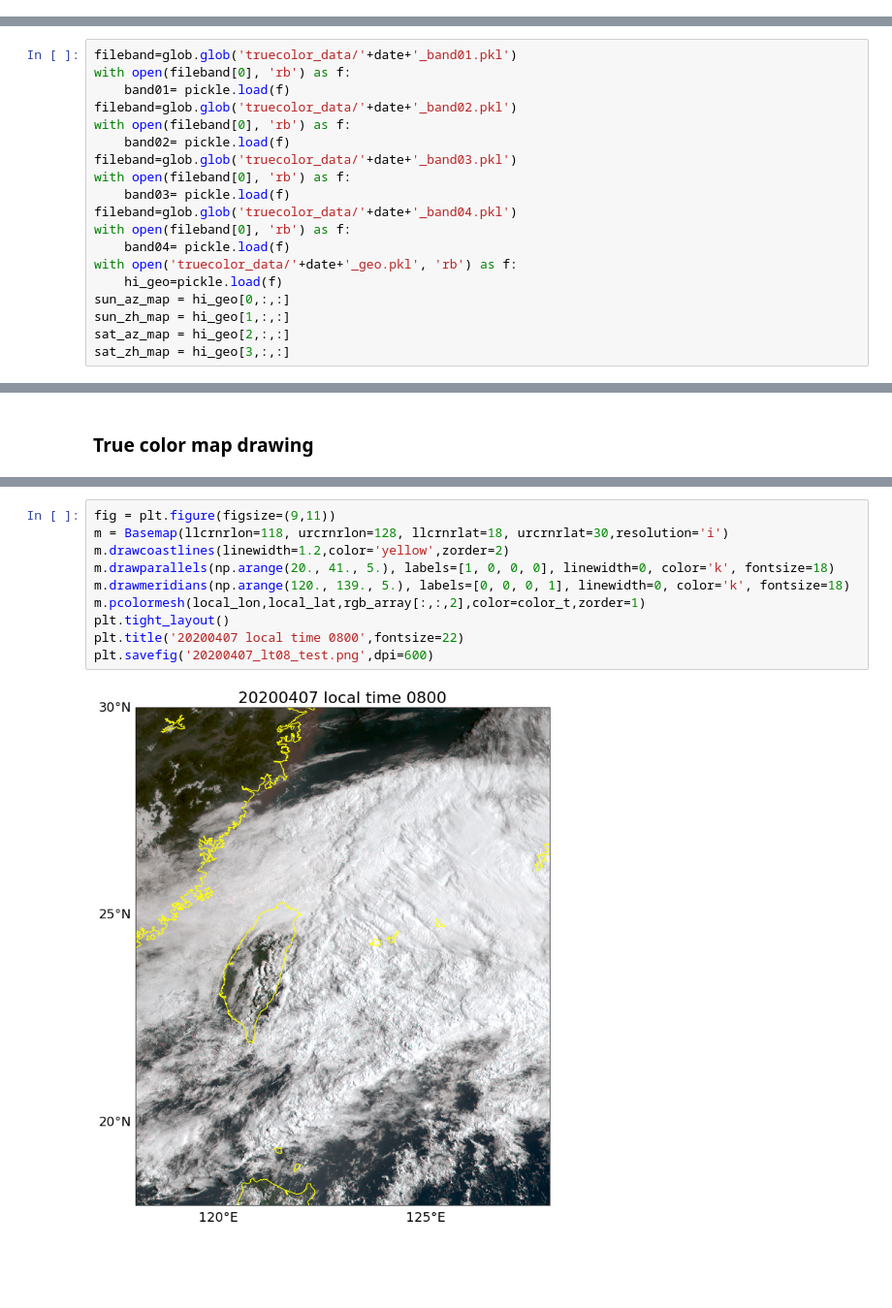
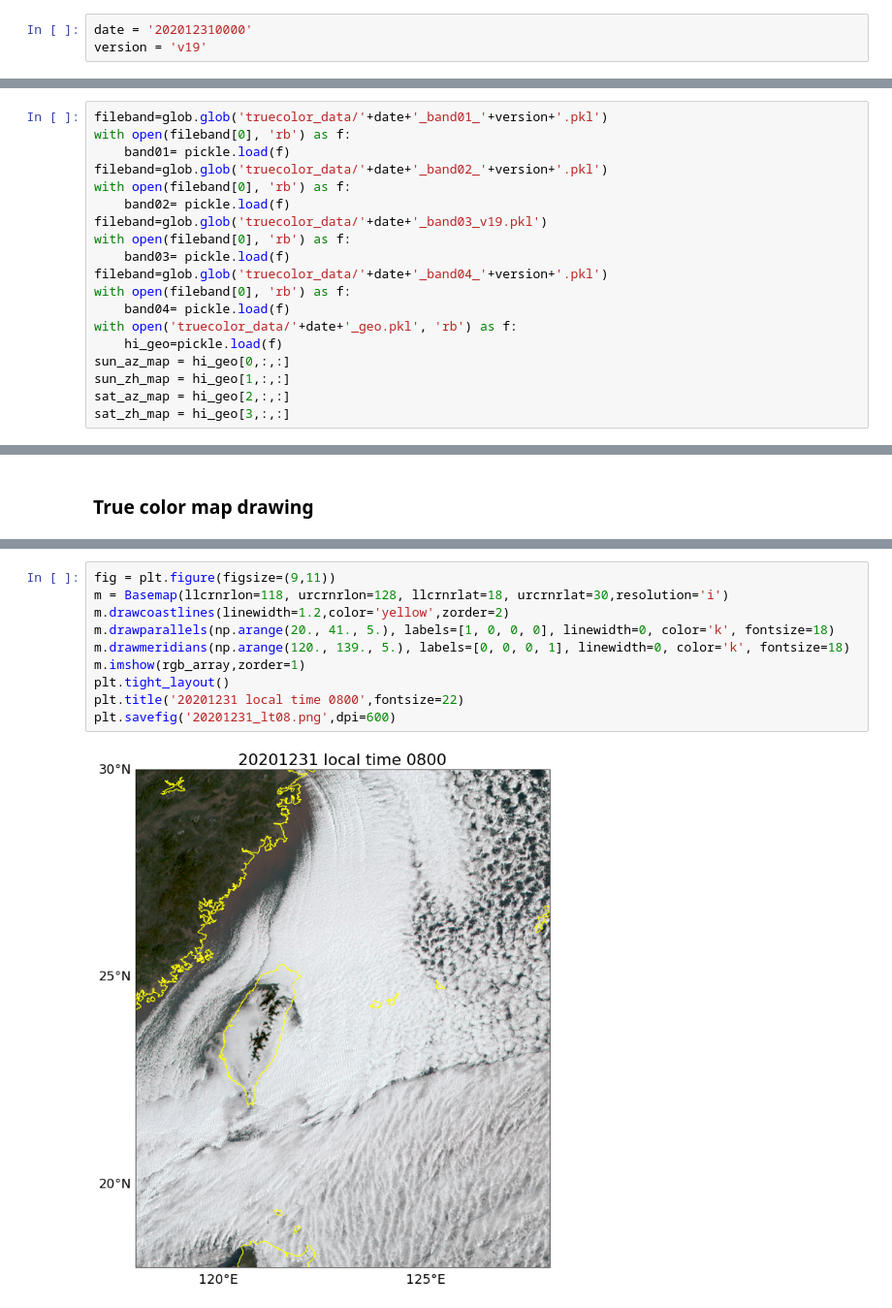
Before and after one commit to jerryjerry9/himawari_truecolor, a Jupyter notebook: true color demo.ipynb, the cells around one changed output, grey strips where cells are left out. Shown at 97% size. Drawn from its saved outputs; the diff is of its cells as text; blank space fills up the shorter version.

```diff
--- a/true color demo.ipynb
+++ b/true color demo.ipynb
@@ -52,18 +50,21 @@ date = '202004070000'
+# %%
+date = '202012310000'
+version = 'v19'
 # %% [markdown]
 ### Load data
 band 01~04
 geo information
 # %%
-fileband=glob.glob('truecolor_data/'+date+'_band01.pkl')
+fileband=glob.glob('truecolor_data/'+date+'_band01_'+version+'.pkl')
 with open(fileband[0], 'rb') as f:
     band01= pickle.load(f)
-fileband=glob.glob('truecolor_data/'+date+'_band02.pkl')
+fileband=glob.glob('truecolor_data/'+date+'_band02_'+version+'.pkl')
 with open(fileband[0], 'rb') as f:
     band02= pickle.load(f)
-fileband=glob.glob('truecolor_data/'+date+'_band03.pkl')
+fileband=glob.glob('truecolor_data/'+date+'_band03_v19.pkl')
 with open(fileband[0], 'rb') as f:
     band03= pickle.load(f)
-fileband=glob.glob('truecolor_data/'+date+'_band04.pkl')
+fileband=glob.glob('truecolor_data/'+date+'_band04_'+version+'.pkl')
 with open(fileband[0], 'rb') as f:
     band04= pickle.load(f)
 with open('truecolor_data/'+date+'_geo.pkl', 'rb') as f:
@@ -237,12 +236,12 @@ color_t=mesh.reshape((mesh.shape[0] * mesh.shape[1]),3)
 # %%
 fig = plt.figure(figsize=(9,11))
 m = Basemap(llcrnrlon=118, urcrnrlon=128, llcrnrlat=18, urcrnrlat=30,resolution='i')
 m.drawcoastlines(linewidth=1.2,color='yellow',zorder=2)
 m.drawparallels(np.arange(20., 41., 5.), labels=[1, 0, 0, 0], linewidth=0, color='k', fontsize=18)
 m.drawmeridians(np.arange(120., 139., 5.), labels=[0, 0, 0, 1], linewidth=0, color='k', fontsize=18)
-m.pcolormesh(local_lon,local_lat,rgb_array[:,:,2],color=color_t,zorder=1)
+m.imshow(rgb_array,zorder=1)
 plt.tight_layout()
-plt.title('20200407 local time 0800',fontsize=22)
-plt.savefig('20200407_lt08_test.png',dpi=600)
+plt.title('20201231 local time 0800',fontsize=22)
+plt.savefig('20201231_lt08.png',dpi=600)
 # %% [output]
-[figure, old version]
+[figure, new version]
```
Also changed, not shown: parts of 5 cells of this notebook.
